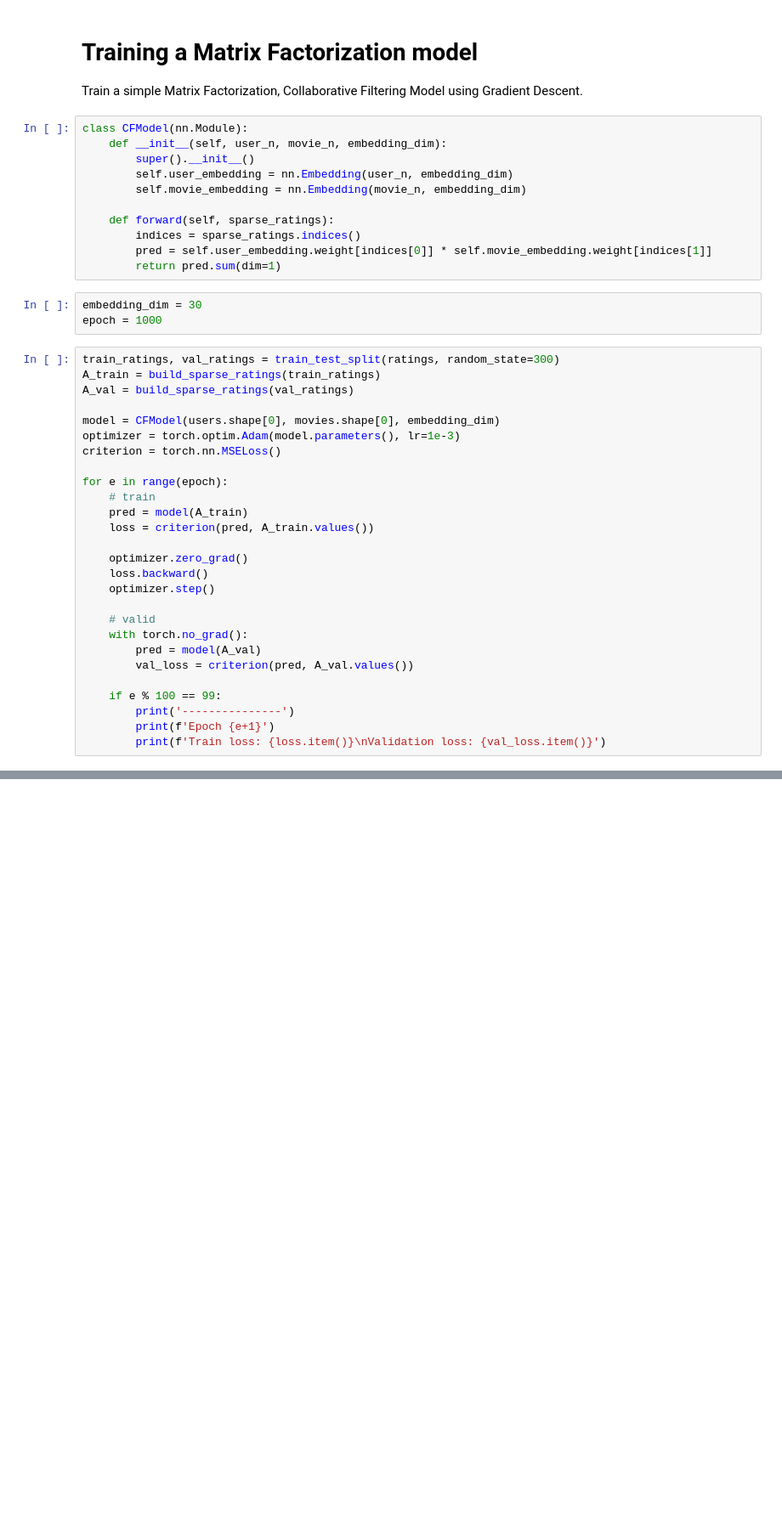
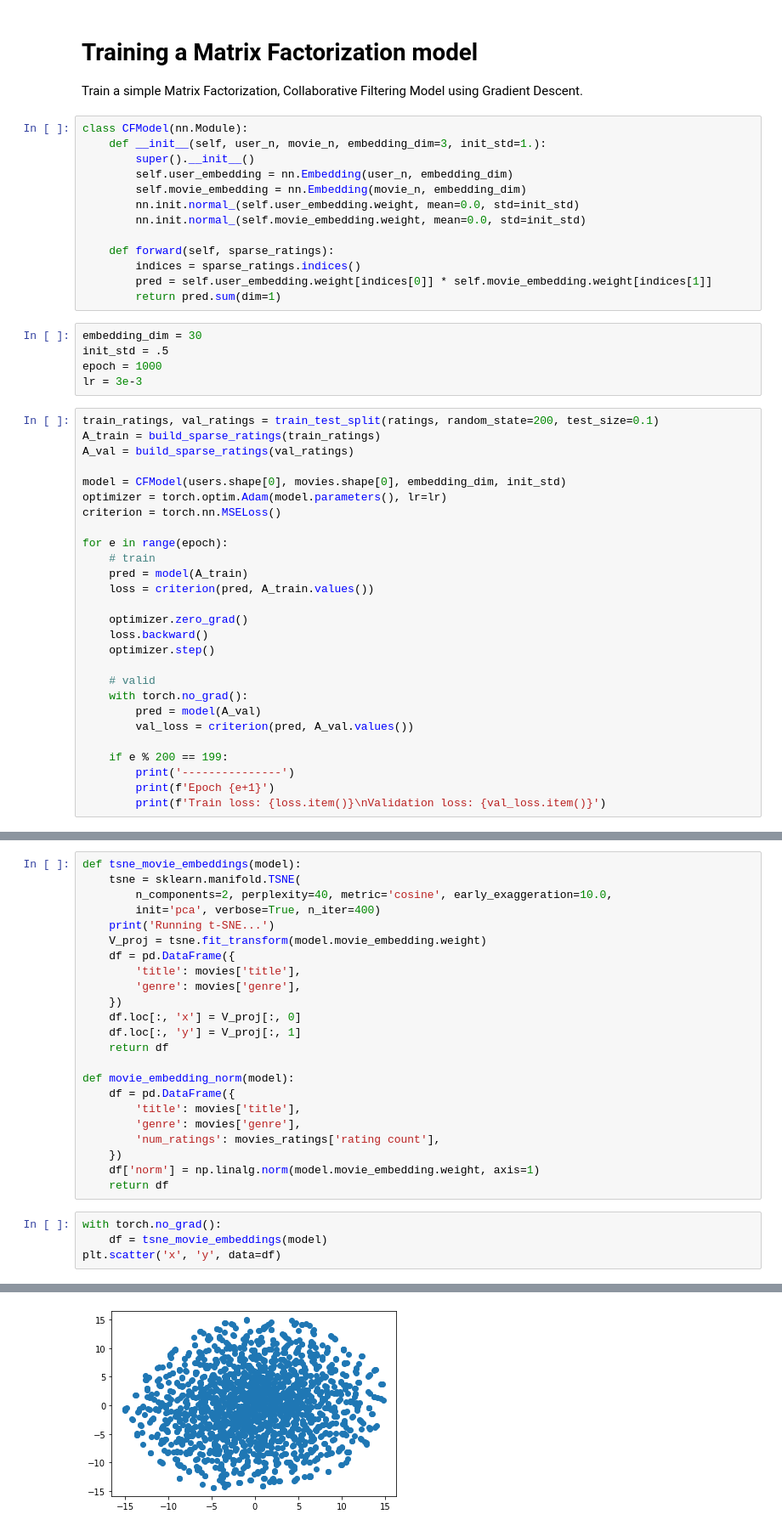
Before and after one commit to 0HOON/Study, a Jupyter notebook: Recommender System - Google developers/Exercise 1.ipynb, the cells around one changed output, grey strips where cells are left out. Shown at 85% size. Cells and saved outputs as stored; diff of their text form; blank space fills up the shorter version.

```diff
--- a/Recommender System - Google developers/Exercise 1.ipynb
+++ b/Recommender System - Google developers/Exercise 1.ipynb
@@ -125,10 +117,12 @@ def spares_mean_square_eror(sparse_ratings, user_embeddings, movie_embeddings):
 Train a simple Matrix Factorization, Collaborative Filtering Model using Gradient Descent.
 # %%
 class CFModel(nn.Module):
-    def __init__(self, user_n, movie_n, embedding_dim):
+    def __init__(self, user_n, movie_n, embedding_dim=3, init_std=1.):
         super().__init__()
         self.user_embedding = nn.Embedding(user_n, embedding_dim)
         self.movie_embedding = nn.Embedding(movie_n, embedding_dim)
+        nn.init.normal_(self.user_embedding.weight, mean=0.0, std=init_std)
+        nn.init.normal_(self.movie_embedding.weight, mean=0.0, std=init_std)
 
     def forward(self, sparse_ratings):
         indices = sparse_ratings.indices()
@@ -136,14 +130,16 @@ class CFModel(nn.Module):
         return pred.sum(dim=1)
 # %%
 embedding_dim = 30
+init_std = .5
 epoch = 1000
+lr = 3e-3
 # %%
-train_ratings, val_ratings = train_test_split(ratings, random_state=300)
+train_ratings, val_ratings = train_test_split(ratings, random_state=200, test_size=0.1)
 A_train = build_sparse_ratings(train_ratings)
 A_val = build_sparse_ratings(val_ratings)
 
-model = CFModel(users.shape[0], movies.shape[0], embedding_dim)
-optimizer = torch.optim.Adam(model.parameters(), lr=1e-3)
+model = CFModel(users.shape[0], movies.shape[0], embedding_dim, init_std)
+optimizer = torch.optim.Adam(model.parameters(), lr=lr)
 criterion = torch.nn.MSELoss()
 
 for e in range(epoch):
@@ -160,7 +156,7 @@ for e in range(epoch):
         pred = model(A_val)
         val_loss = criterion(pred, A_val.values())
 
-    if e % 100 == 99:
+    if e % 200 == 199:
         print('---------------')
         print(f'Epoch {e+1}')
         print(f'Train loss: {loss.item()}\nValidation loss: {val_loss.item()}')
@@ -188,0 +276,28 @@ tensor([0, 0])
+# %%
+def tsne_movie_embeddings(model):
+    tsne = sklearn.manifold.TSNE(
+        n_components=2, perplexity=40, metric='cosine', early_exaggeration=10.0,
+        init='pca', verbose=True, n_iter=400)
+    print('Running t-SNE...')
+    V_proj = tsne.fit_transform(model.movie_embedding.weight)
+    df = pd.DataFrame({
+        'title': movies['title'],
+        'genre': movies['genre'],
+    })
+    df.loc[:, 'x'] = V_proj[:, 0]
+    df.loc[:, 'y'] = V_proj[:, 1]
+    return df
+
+def movie_embedding_norm(model):
+    df = pd.DataFrame({
+        'title': movies['title'],
+        'genre': movies['genre'],
+        'num_ratings': movies_ratings['rating count'],
+    })
+    df['norm'] = np.linalg.norm(model.movie_embedding.weight, axis=1)
+    return df
+# %%
+with torch.no_grad():
+    df = tsne_movie_embeddings(model)
+plt.scatter('x', 'y', data=df)
+# %% [output]
@@ -188,0 +314 @@ tensor([0, 0])
+[figure, added]
```
Also changed, not shown: parts of 23 cells of this notebook, 2 other files.
